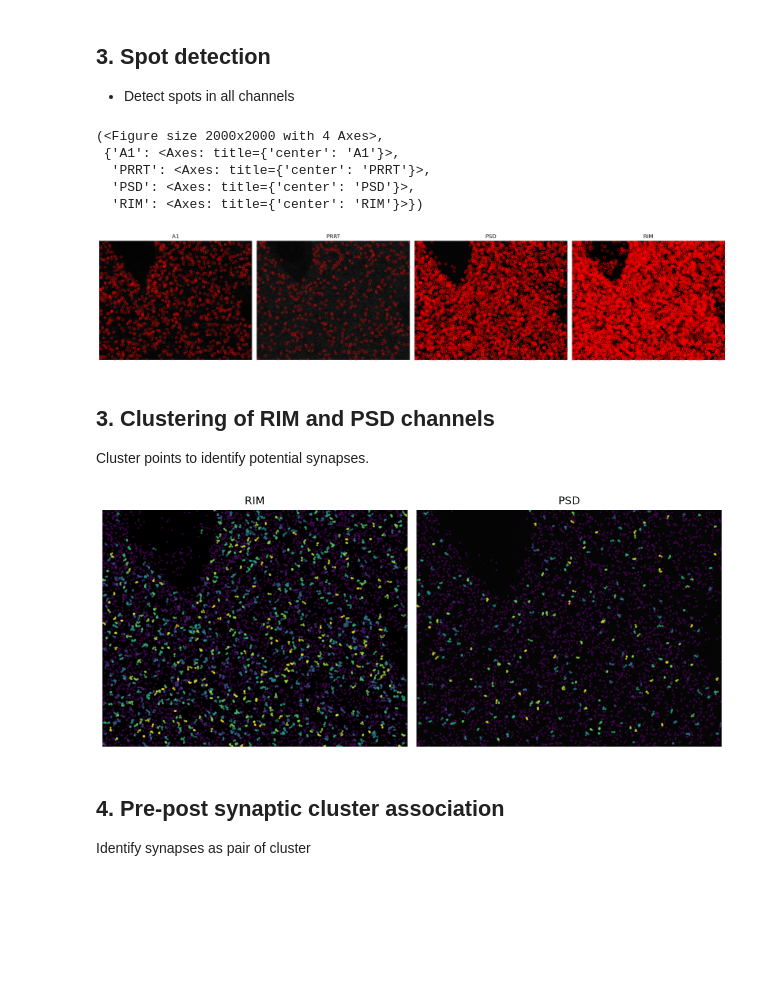
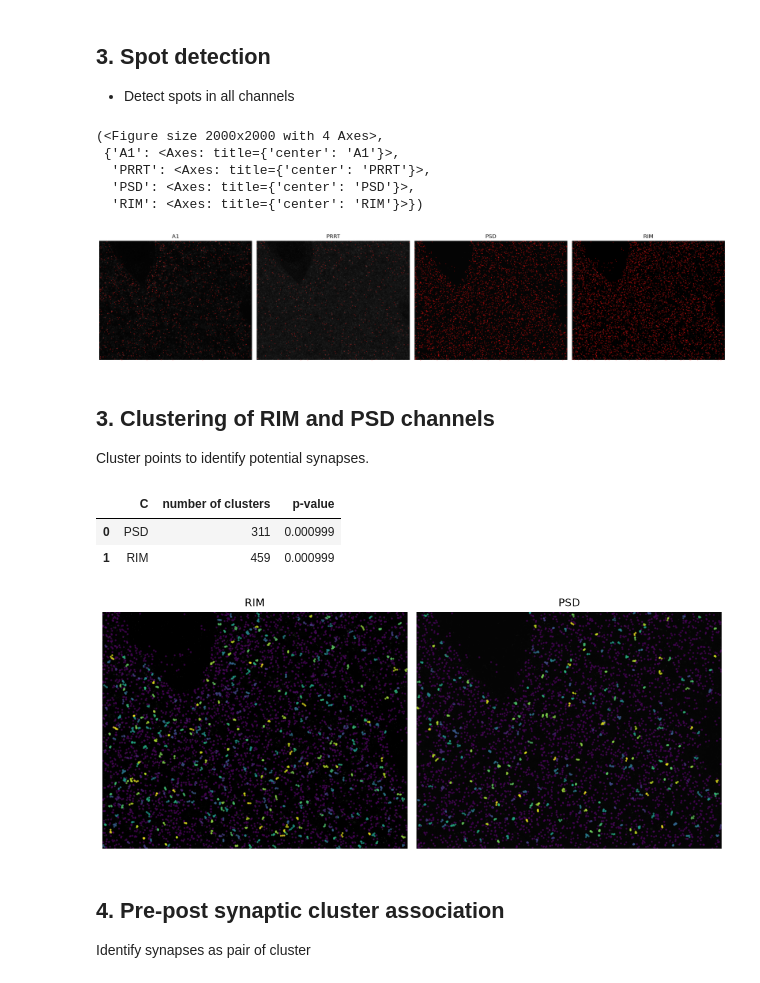
Before and after one commit to jboulanger/synex, a Jupyter notebook: notebooks/Analysis.ipynb, the cells around one changed output. Cells and saved outputs as stored; diff of their text form; code cells hidden in the pictures; blank space fills up the shorter version.

```diff
--- a/notebooks/Analysis.ipynb
+++ b/notebooks/Analysis.ipynb
@@ -62,7 +62,7 @@ parameters = {
         "PRRT": {"scale_um": 0.4, "specificity": 6},
         "A1": {"scale_um": 0.3, "specificity": 8},
         "PSD": {"scale_um": 0.1, "specificity": 8},
-        "RIM": {"scale_um": 0.1, "specificity": 6},
+        "RIM": {"scale_um": 0.1, "specificity": 8},
     },
     "dbscan": {"channels": ["RIM", "PSD"],"eps": 1.5, "min_samples": 3},
     "synapse": {"distance": 1.0, "channels": ["RIM", "PSD"]},
@@ -97,21 +97,21 @@ synxm.plot_drift_correction(data,stabilized,shifts)
 # %%
 import matplotlib.pyplot as plt
 import numpy as np
 
 tmp = stabilized[0]#, :, :, 250:500, 800:1000]
 
 points = synxm.detect_puncta(tmp, parameters["detection"])
 
 fig = plt.figure(figsize=(20, 20))
 fig, axes = synxm.plot_data(tmp, split=True, fig=fig)
-synxm.plot_points(points, ms=10, split=True, axes_dict=axes)
+synxm.plot_points(points, ms=1, split=True, axes_dict=axes)
 # %% [output]
 (<Figure size 2000x2000 with 4 Axes>,
  {'A1': <Axes: title={'center': 'A1'}>,
   'PRRT': <Axes: title={'center': 'PRRT'}>,
   'PSD': <Axes: title={'center': 'PSD'}>,
   'RIM': <Axes: title={'center': 'RIM'}>})
-[figure, old version]
+[figure, new version]
 # %%
 # vx = np.array([(tmp[a][1].values - tmp[a][0].values) for a in ["Z", "Y", "X"]])
 # o = np.array([tmp[a][0].values for a in ["Z", "Y", "X"]])
@@ -131,8 +131,12 @@ fig = plt.figure(figsize=(10, 10))
 fig, axes = synxm.plot_data(tmp.sel(C=["RIM", "PSD"]), split=True, fig=fig)
 for n, g in points[points["C"].isin(["RIM", "PSD"])].groupby("C"):
     axes[n].scatter(g["X"], g["Y"], c=g["cluster_id"], s=2,alpha=0.5)
+pvalues_cluster
 # %% [output]
+|  | C | number of clusters | p-value |
+| 0 | PSD | 311 | 0.000999 |
+| 1 | RIM | 459 | 0.000999 |
-[figure, old version]
+[figure, new version]
 # %% [markdown]
 ## 4. Pre-post synaptic cluster association
 Identify synapses as pair of cluster
```
Also changed, not shown: parts of 8 cells of this notebook, 7 other files.
